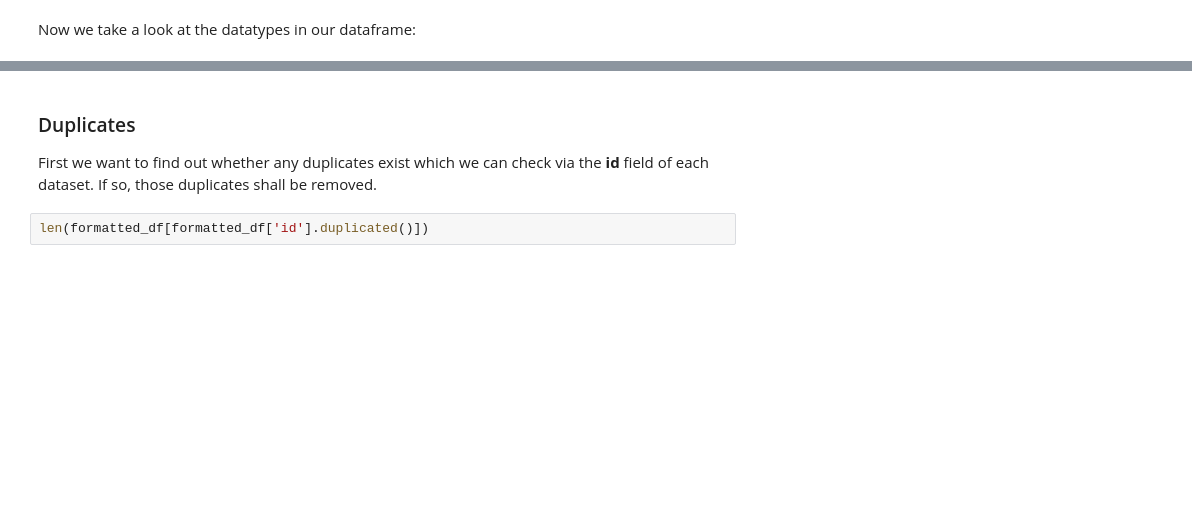
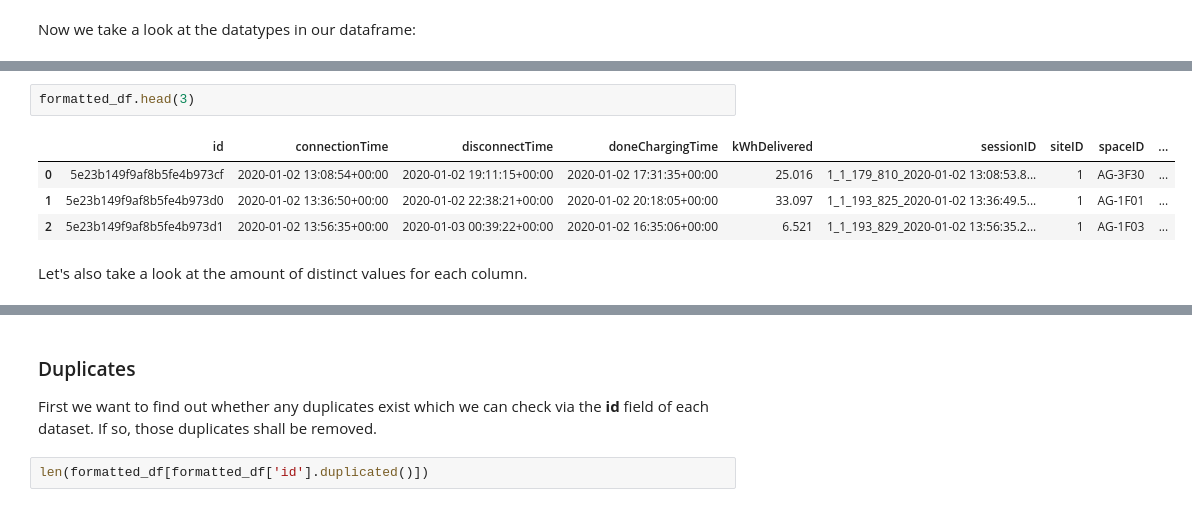
Before and after one commit to asimxa/Data-Diggers-Project-Repo, a Jupyter notebook: charging_sessions_data_preparation.ipynb, the cells around one changed output, grey strips where cells are left out. Cells and saved outputs as stored; diff of their text form; blank space fills up the shorter version.

```diff
--- a/charging_sessions_data_preparation.ipynb
+++ b/charging_sessions_data_preparation.ipynb
@@ -106 +152,10 @@ userInputs                       object
 dtype: object
+# %%
+formatted_df.head(3)
+# %% [output]
+|  | id | connectionTime | disconnectTime | doneChargingTime | kWhDelivered | sessionID | siteID | spaceID | ... |
+| 0 | 5e23b149f9af8b5fe4b973cf | 2020-01-02 13:08:54+00:00 | 2020-01-02 19:11:15+00:00 | 2020-01-02 17:31:35+00:00 | 25.016 | 1_1_179_810_2020-01-02 13:08:53.8... | 1 | AG-3F30 | ... |
+| 1 | 5e23b149f9af8b5fe4b973d0 | 2020-01-02 13:36:50+00:00 | 2020-01-02 22:38:21+00:00 | 2020-01-02 20:18:05+00:00 | 33.097 | 1_1_193_825_2020-01-02 13:36:49.5... | 1 | AG-1F01 | ... |
+| 2 | 5e23b149f9af8b5fe4b973d1 | 2020-01-02 13:56:35+00:00 | 2020-01-03 00:39:22+00:00 | 2020-01-02 16:35:06+00:00 | 6.521 | 1_1_193_829_2020-01-02 13:56:35.2... | 1 | AG-1F03 | ... |
+# %% [markdown]
+Let's also take a look at the amount of distinct values for each column.
```
Also changed, not shown: parts of 16 cells of this notebook.
